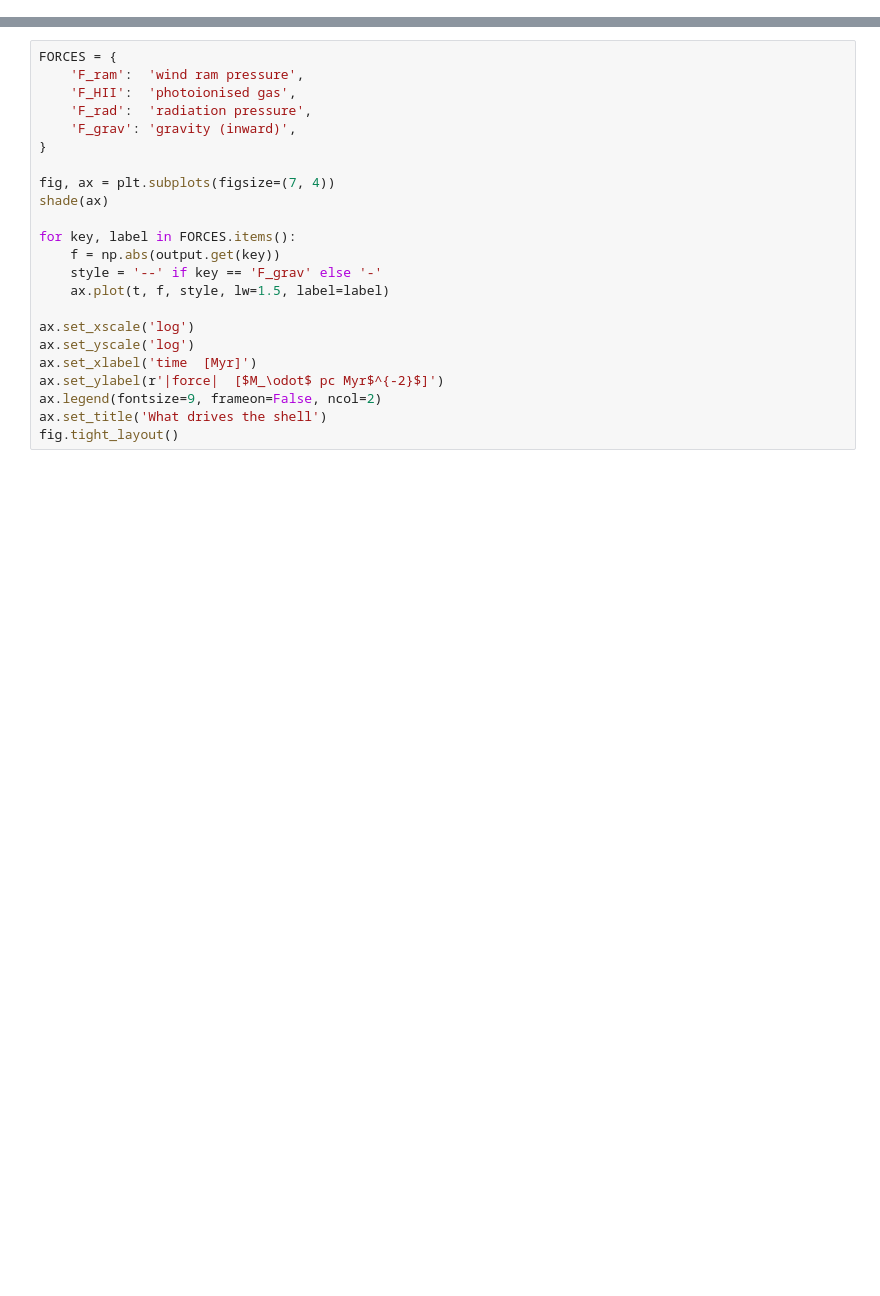
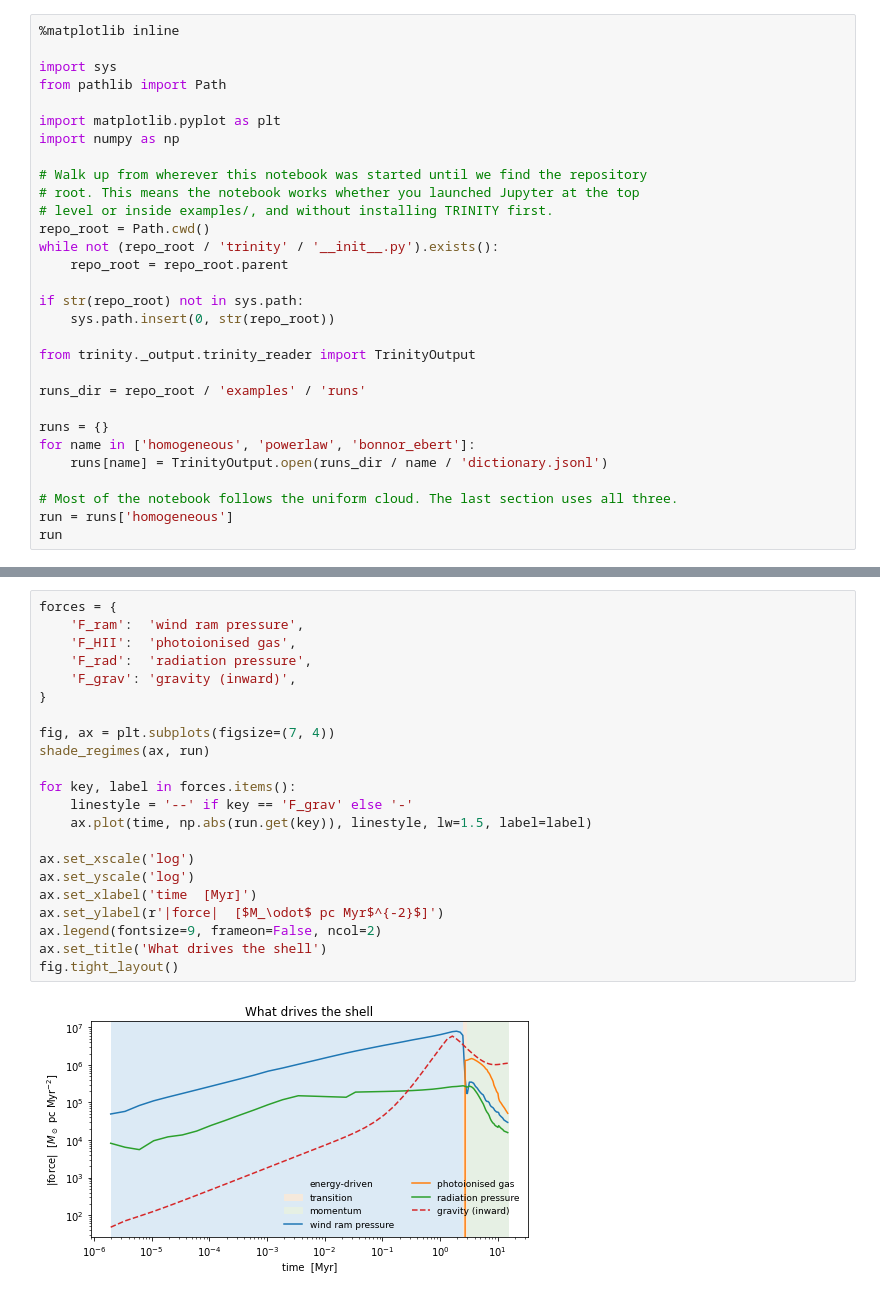
Before and after one commit to JiaWeiTeh/trinity, a Jupyter notebook: examples/quickstart.ipynb, the cells around one changed output, grey strips where cells are left out. Cells and saved outputs as stored; diff of their text form; blank space fills up the shorter version.

```diff
--- a/examples/quickstart.ipynb
+++ b/examples/quickstart.ipynb
@@ -40,0 +25,30 @@ do not know its name.
+# %%
+%matplotlib inline
+
+import sys
+from pathlib import Path
+
+import matplotlib.pyplot as plt
+import numpy as np
+
+# Walk up from wherever this notebook was started until we find the repository
+# root. This means the notebook works whether you launched Jupyter at the top
+# level or inside examples/, and without installing TRINITY first.
+repo_root = Path.cwd()
+while not (repo_root / 'trinity' / '__init__.py').exists():
+    repo_root = repo_root.parent
+
+if str(repo_root) not in sys.path:
+    sys.path.insert(0, str(repo_root))
+
+from trinity._output.trinity_reader import TrinityOutput
+
+runs_dir = repo_root / 'examples' / 'runs'
+
+runs = {}
+for name in ['homogeneous', 'powerlaw', 'bonnor_ebert']:
+    runs[name] = TrinityOutput.open(runs_dir / name / 'dictionary.jsonl')
+
+# Most of the notebook follows the uniform cloud. The last section uses all three.
+run = runs['homogeneous']
+run
@@ -97,24 +188,25 @@ rest push out.
 # %%
-FORCES = {
+forces = {
     'F_ram':  'wind ram pressure',
     'F_HII':  'photoionised gas',
     'F_rad':  'radiation pressure',
     'F_grav': 'gravity (inward)',
 }
 
 fig, ax = plt.subplots(figsize=(7, 4))
-shade(ax)
+shade_regimes(ax, run)
 
-for key, label in FORCES.items():
-    f = np.abs(output.get(key))
-    style = '--' if key == 'F_grav' else '-'
-    ax.plot(t, f, style, lw=1.5, label=label)
+for key, label in forces.items():
+    linestyle = '--' if key == 'F_grav' else '-'
+    ax.plot(time, np.abs(run.get(key)), linestyle, lw=1.5, label=label)
 
 ax.set_xscale('log')
 ax.set_yscale('log')
 ax.set_xlabel('time  [Myr]')
 ax.set_ylabel(r'|force|  [$M_\odot$ pc Myr$^{-2}$]')
 ax.legend(fontsize=9, frameon=False, ncol=2)
 ax.set_title('What drives the shell')
 fig.tight_layout()
+# %% [output]
+[figure, added]
 # %% [markdown]
```
Also changed, not shown: parts of 23 cells of this notebook, 15 other files.
